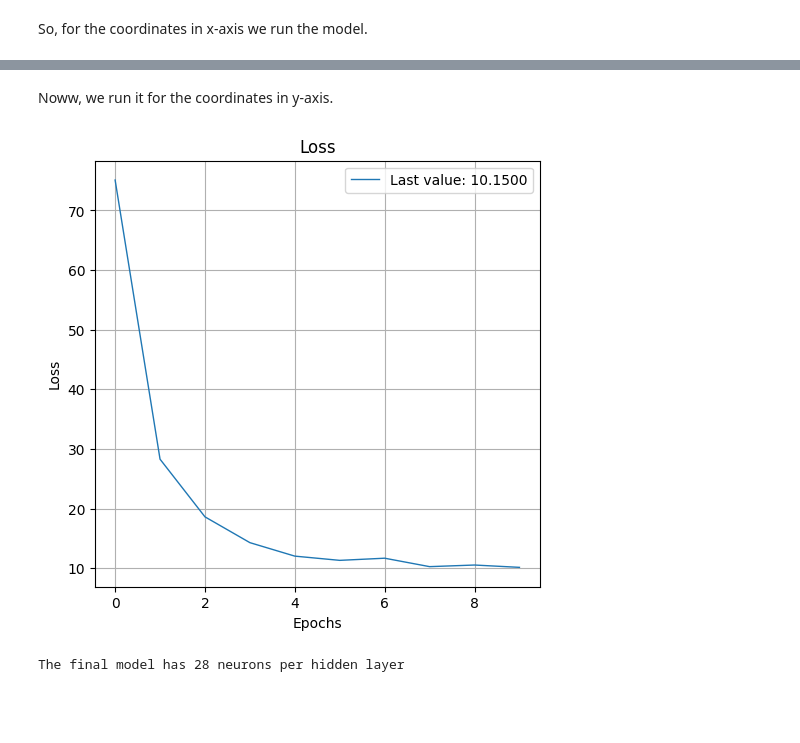
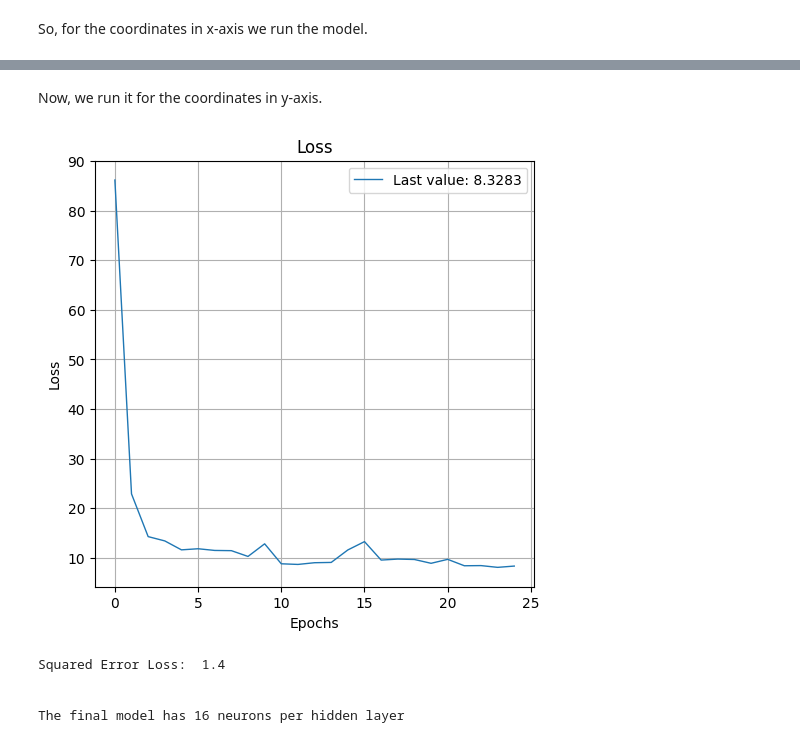
Before and after one commit to ferriitoo/CS584-Machine-Learning, a Jupyter notebook: homework/Julen_Ferro_HW3.ipynb, the cells around one changed output, grey strips where cells are left out. Drawn from its saved outputs; the diff is of its cells as text; code cells hidden in the pictures; blank space fills up the shorter version.

```diff
--- a/homework/Julen_Ferro_HW3.ipynb
+++ b/homework/Julen_Ferro_HW3.ipynb
@@ -53,7 +55,7 @@ df.head()
 rows = len(df) #getting the number of data examples that we have
 
 # if we want to sample the data in order to mix it
-#df = df.sample(frac = 1.00)
+df = df.sample(frac = 1.00)
 
 df = df.iloc[: , 3:]
 #print(df)
@@ -62,7 +64,6 @@ df = df.iloc[: , 3:]
 th = 1
 df = df.dropna(axis = 0)
 df.fillna(value = 200.000)
-
 rows_na = len(df)
 
 print("\n")
@@ -75,19 +76,9 @@ mouse1 = mouse1.dropna(axis = 0)
 mouse2 = df.xs('mouse2', level=1, axis=1)
 mouse2 = mouse2.dropna(axis = 0)
 
-# print(mouse1.shape)
-# print(mouse2.shape)
-
-# print("Mouse 1")
-# print(mouse1.describe)
-# print("Mouse 2")
-# print(mouse2.describe)
-
-
 # we add as rows the mouse2 samples' data taken in pictures where more than one mice were found
 #df = pd.concat([mouse1, mouse2], axis=0)
 df = mouse1.append(mouse2)
-#print(df)
 
 # we create one dataset per axis with data related to its own axis
 df_x = df.xs('x', level=2, axis=1)
@@ -116,7 +107,7 @@ df = df.assign(y_location = y_cg)
 #print(df_y)
 # df_y is a dataset made up of 187 rows and 7 columns corresponding to the attributes
 
-print(df)
+#print(df)
 # df is a dataset made up of 187 rows and 16 columns ( 7 attributes per axis + one location per axis)
 
 #print(df.shape)
@@ -263,18 +239,21 @@ Now, just need to invoke the function that runs the simulations with the model p
 This way, we will run a while with one simulation with increasing number of neurons on each loop, until the error gets lower than a threshold. Hence, we will get the minimum neuron number per layer, for a valid a model which ensures an error upper-bounded by a threshold.
 # %%
 output = 2
+initial = 32 #set the starting number of neurons
+neurons = initial
+epoch = 25
 
-neurons = 32
-epoch = 10
+threshold = 2.0
+err = threshold + 2.0 #establishing the threshold for the Squared Error Loss ERROR based stopping criteria
+errores = [err, err]
+avg_error = np.mean(np.array(errores))
 
-threshold = 0.1
-err = threshold + 1.0
-errores = [err, err]
 
 while(avg_error > threshold):
     results = run(in_2d_train, out_2d_train, in_2d_test, out_2d_test, neurons, output, epoch)
     errores = results[0]
-    avg_error = np.mean(np.array(errores))
+    avg_error = round(np.mean(np.array(errores)), 2)
+    print("Squared Error Loss: ", avg_error)
     neurons += 2
     losses = results[1]
 
@@ -308,7 +288,7 @@ Now, the second model will be ran and its name will be "THE AXIS INDEPENDENT MOD
 So, for the coordinates in x-axis we run the model.
 # %%
 
-neurons = int(neurons / 2)
+neurons = int(initial / 2)
 output = 1
 
 
@@ -322,5 +302,8 @@ show_history(losses)
 plot_history(losses)
 plt.close()
 
+avg_error = round(np.mean(np.array(errores)), 2)
+print("Squared Error Loss: ", avg_error)
+print("\n")
 print("The final model has {} neurons per hidden layer".format(neurons))
 # %% [output]
@@ -346,19 +315,27 @@ The final model has 28 neurons per hidden layer
 # %% [markdown]
-Noww, we run it for the coordinates in y-axis.
+Now, we run it for the coordinates in y-axis.
 # %%
 output = 1
+neurons = int(initial / 2)
+
 
 while(errores[0] > threshold):
     results = run(in_y_train, out_y_train, in_y_test, out_y_test, neurons, output, epoch)
     errores = results[0]
     neurons += 2
     losses = results[1]
 
+
 show_history(losses)
 plot_history(losses)
 plt.close()
-
+avg_error = round(np.mean(np.array(errores)), 2)
+print("Squared Error Loss: ", avg_error)
+print("\n")
 print("The final model has {} neurons per hidden layer".format(neurons))
 # %% [output]
-[figure, old version]
+[figure, new version]
-The final model has 28 neurons per hidden layer
+Squared Error Loss:  1.4
+
+
+The final model has 16 neurons per hidden layer
```
Also changed, not shown: parts of 9 cells of this notebook.
